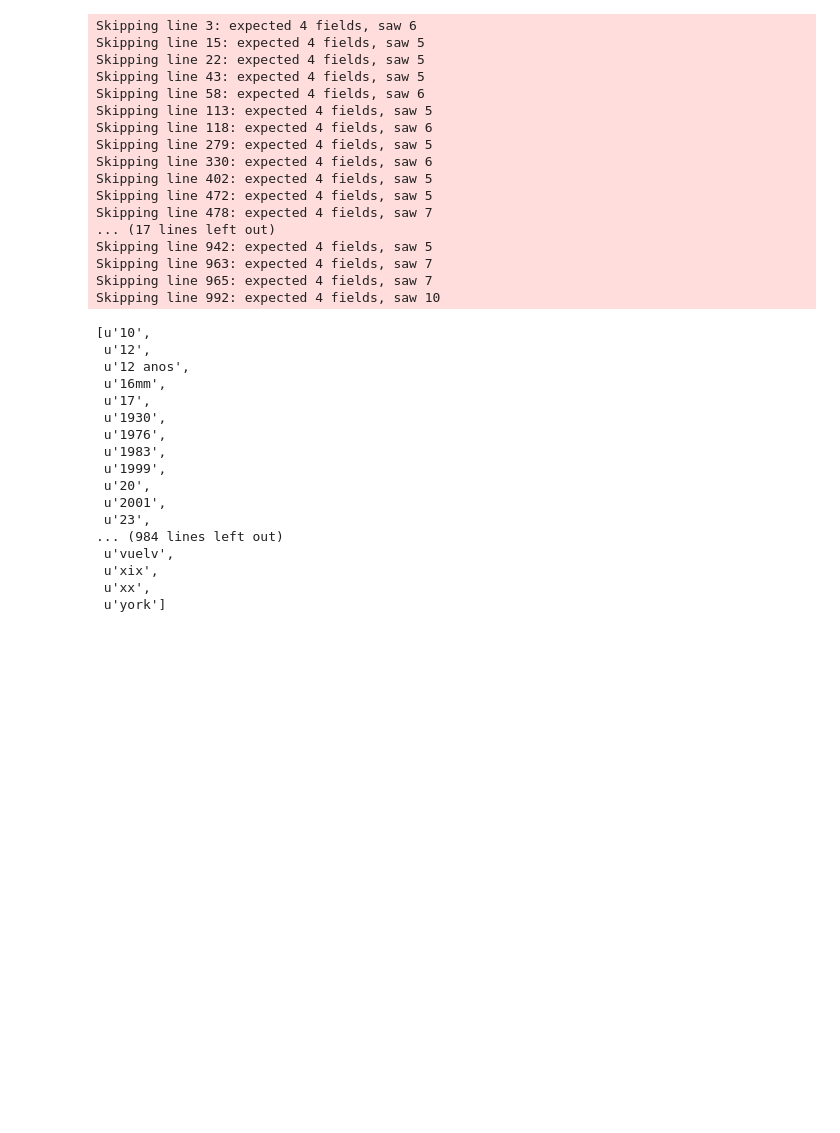
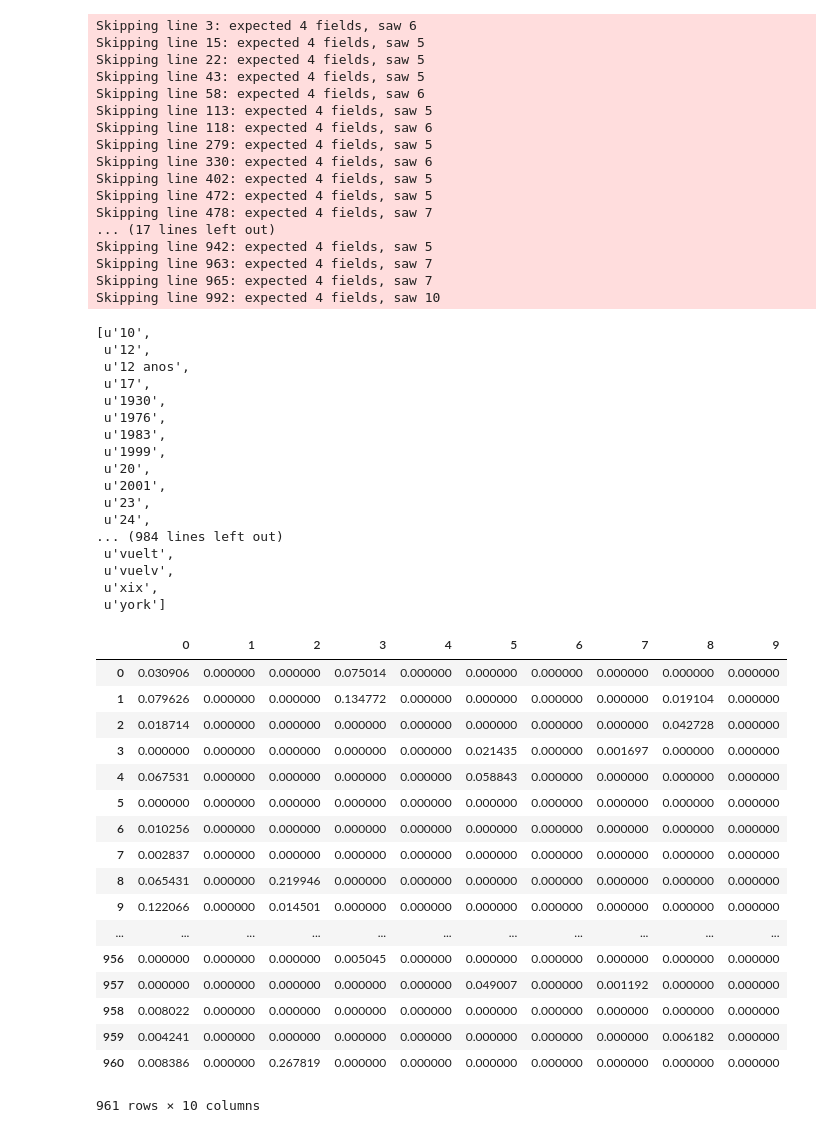
Before and after one commit to blame92/ds_dh_final, a Jupyter notebook: cine_nacional_topic_generation.ipynb, the cells around one changed output. Saved outputs shown, nothing was run; the diff lists cells and outputs as text; code cells hidden in the pictures; blank space fills up the shorter version.

Commit message:
Adding fit_transform matrix tax asigns topics to each movie

```diff
--- a/cine_nacional_topic_generation.ipynb
+++ b/cine_nacional_topic_generation.ipynb
@@ -345,7 +345,9 @@ spanish_stop_words = {
     "narra":           "",
     "narrar":          "",
     "ni":              "",
-    "alla":            ""
+    "alla":            "",
+    "historia":        "",
+    "historias":       ""
 }
 # %%
 #stemming de palabras en español
@@ -369,12 +371,12 @@ sinopsis = df_1['Sinopsis']
 no_features = 1000
 
 # NMF is able to use tf-idf
-tfidf_vectorizer = TfidfVectorizer(max_df=0.95, min_df=2, max_features=no_features, stop_words= spanish, lowercase= True, ngram_range=(1,2))
+tfidf_vectorizer = TfidfVectorizer(max_df=0.95, min_df=2, max_features=no_features, stop_words= spanish_stop_words, lowercase= True, ngram_range=(1,2))
 tfidf = tfidf_vectorizer.fit_transform(sinopsis)
 tfidf_feature_names = tfidf_vectorizer.get_feature_names()
 
 # LDA can only use raw term counts for LDA because it is a probabilistic graphical model
-tf_vectorizer = CountVectorizer(max_df=0.95, min_df=2, max_features=no_features, stop_words=spanish, lowercase= True, ngram_range=(1,2))
+tf_vectorizer = CountVectorizer(max_df=0.95, min_df=2, max_features=no_features, stop_words=spanish_stop_words, lowercase= True, ngram_range=(1,2))
 tf = tf_vectorizer.fit_transform(sinopsis)
 tf_feature_names = tf_vectorizer.get_feature_names()
 # %%
@@ -383,7 +385,6 @@ tfidf_feature_names
 [u'10',
  u'12',
  u'12 anos',
- u'16mm',
  u'17',
  u'1930',
  u'1976',
@@ -392,10 +393,11 @@ tfidf_feature_names
  u'20',
  u'2001',
  u'23',
+ u'24',
 ... (984 lines left out)
+ u'vuelt',
  u'vuelv',
  u'xix',
- u'xx',
  u'york']
 # %%
 from sklearn.decomposition import NMF, LatentDirichletAllocation
@@ -408,6 +410,31 @@ nmf = NMF(n_components=no_topics, random_state=1, alpha=.1, l1_ratio=.5, init='n
 # Run LDA
 lda = LatentDirichletAllocation(n_topics=no_topics, max_iter=5, learning_method='online',
                                 learning_offset=50.,random_state=0).fit(tf)
+# %%
+clf = NMF(n_components=no_topics, random_state=1, alpha=.1, l1_ratio=.5, init='nndsvd')
+
+doctopic = clf.fit_transform(tfidf)
+
+pd.DataFrame(doctopic)
+# %% [output]
+|  | 0 | 1 | 2 | 3 | 4 | 5 | 6 | 7 | 8 | 9 |
+| 0 | 0.030906 | 0.000000 | 0.000000 | 0.075014 | 0.000000 | 0.000000 | 0.000000 | 0.000000 | 0.000000 | 0.000000 |
+| 1 | 0.079626 | 0.000000 | 0.000000 | 0.134772 | 0.000000 | 0.000000 | 0.000000 | 0.000000 | 0.019104 | 0.000000 |
+| 2 | 0.018714 | 0.000000 | 0.000000 | 0.000000 | 0.000000 | 0.000000 | 0.000000 | 0.000000 | 0.042728 | 0.000000 |
+| 3 | 0.000000 | 0.000000 | 0.000000 | 0.000000 | 0.000000 | 0.021435 | 0.000000 | 0.001697 | 0.000000 | 0.000000 |
+| 4 | 0.067531 | 0.000000 | 0.000000 | 0.000000 | 0.000000 | 0.058843 | 0.000000 | 0.000000 | 0.000000 | 0.000000 |
+| 5 | 0.000000 | 0.000000 | 0.000000 | 0.000000 | 0.000000 | 0.000000 | 0.000000 | 0.000000 | 0.000000 | 0.000000 |
+| 6 | 0.010256 | 0.000000 | 0.000000 | 0.000000 | 0.000000 | 0.000000 | 0.000000 | 0.000000 | 0.000000 | 0.000000 |
+| 7 | 0.002837 | 0.000000 | 0.000000 | 0.000000 | 0.000000 | 0.000000 | 0.000000 | 0.000000 | 0.000000 | 0.000000 |
+| 8 | 0.065431 | 0.000000 | 0.219946 | 0.000000 | 0.000000 | 0.000000 | 0.000000 | 0.000000 | 0.000000 | 0.000000 |
+| 9 | 0.122066 | 0.000000 | 0.014501 | 0.000000 | 0.000000 | 0.000000 | 0.000000 | 0.000000 | 0.000000 | 0.000000 |
+| ... | ... | ... | ... | ... | ... | ... | ... | ... | ... | ... |
+| 956 | 0.000000 | 0.000000 | 0.000000 | 0.005045 | 0.000000 | 0.000000 | 0.000000 | 0.000000 | 0.000000 | 0.000000 |
+| 957 | 0.000000 | 0.000000 | 0.000000 | 0.000000 | 0.000000 | 0.049007 | 0.000000 | 0.001192 | 0.000000 | 0.000000 |
+| 958 | 0.008022 | 0.000000 | 0.000000 | 0.000000 | 0.000000 | 0.000000 | 0.000000 | 0.000000 | 0.000000 | 0.000000 |
+| 959 | 0.004241 | 0.000000 | 0.000000 | 0.000000 | 0.000000 | 0.000000 | 0.000000 | 0.000000 | 0.006182 | 0.000000 |
+| 960 | 0.008386 | 0.000000 | 0.267819 | 0.000000 | 0.000000 | 0.000000 | 0.000000 | 0.000000 | 0.000000 | 0.000000 |
+961 rows × 10 columns
 # %%
 def display_topics(model, feature_names, no_top_words):
     for topic_idx, topic in enumerate(model.components_):
```
Also changed, not shown: parts of 1 cell of this notebook.
